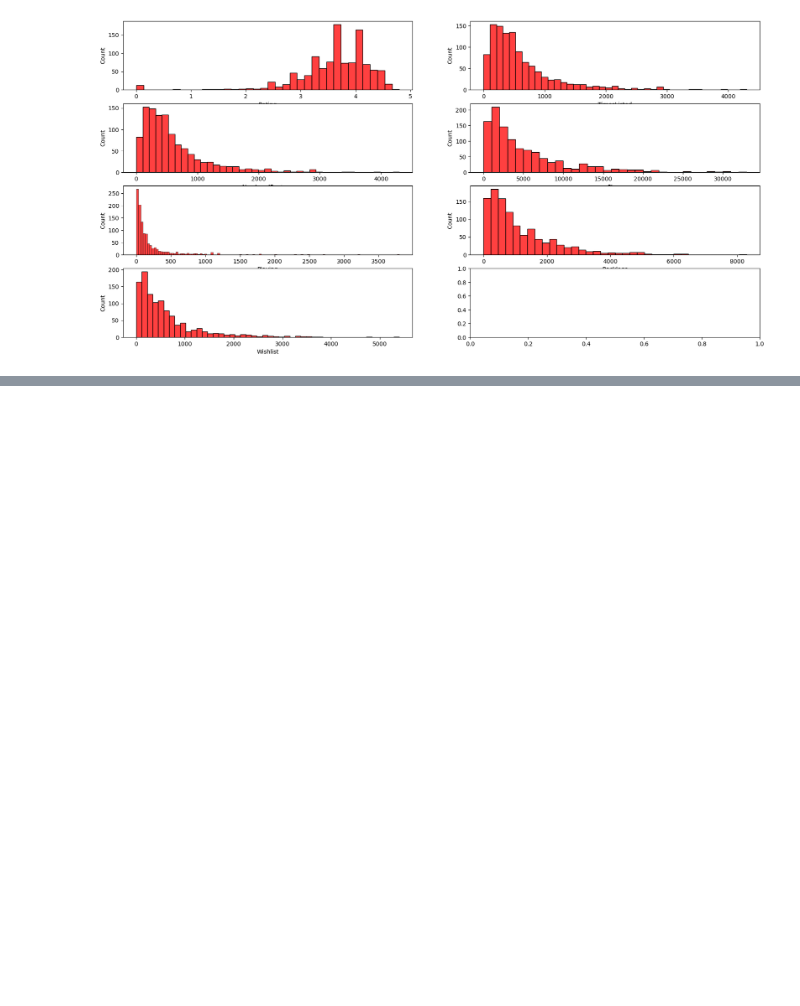
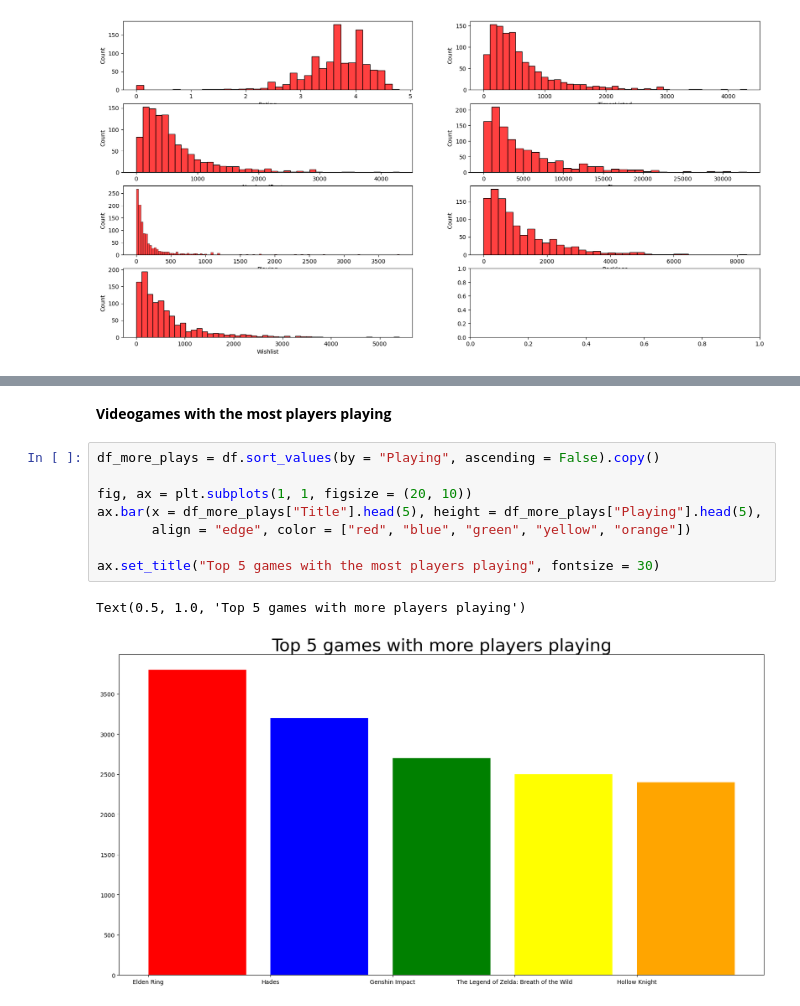
Before and after one commit to Setex10/Videogames-Dataframe, a Jupyter notebook: notebooks/notebook_2.ipynb, the cells around one changed output, grey strips where cells are left out. Cells and saved outputs as stored; diff of their text form; blank space fills up the shorter version.

```diff
--- a/notebooks/notebook_2.ipynb
+++ b/notebooks/notebook_2.ipynb
@@ -51,0 +69,13 @@ fig, ax = generate_visualization(df_cols_numeric, df_cols_numeric.columns, "hist
+# %% [markdown]
+**Videogames with the most players playing**
+# %%
+df_more_plays = df.sort_values(by = "Playing", ascending = False).copy()
+
+fig, ax = plt.subplots(1, 1, figsize = (20, 10))
+ax.bar(x = df_more_plays["Title"].head(5), height = df_more_plays["Playing"].head(5),
+       align = "edge", color = ["red", "blue", "green", "yellow", "orange"])
+
+ax.set_title("Top 5 games with the most players playing", fontsize = 30)
+# %% [output]
+Text(0.5, 1.0, 'Top 5 games with more players playing')
+[figure, added]
```
Also changed, not shown: parts of 16 cells of this notebook.
